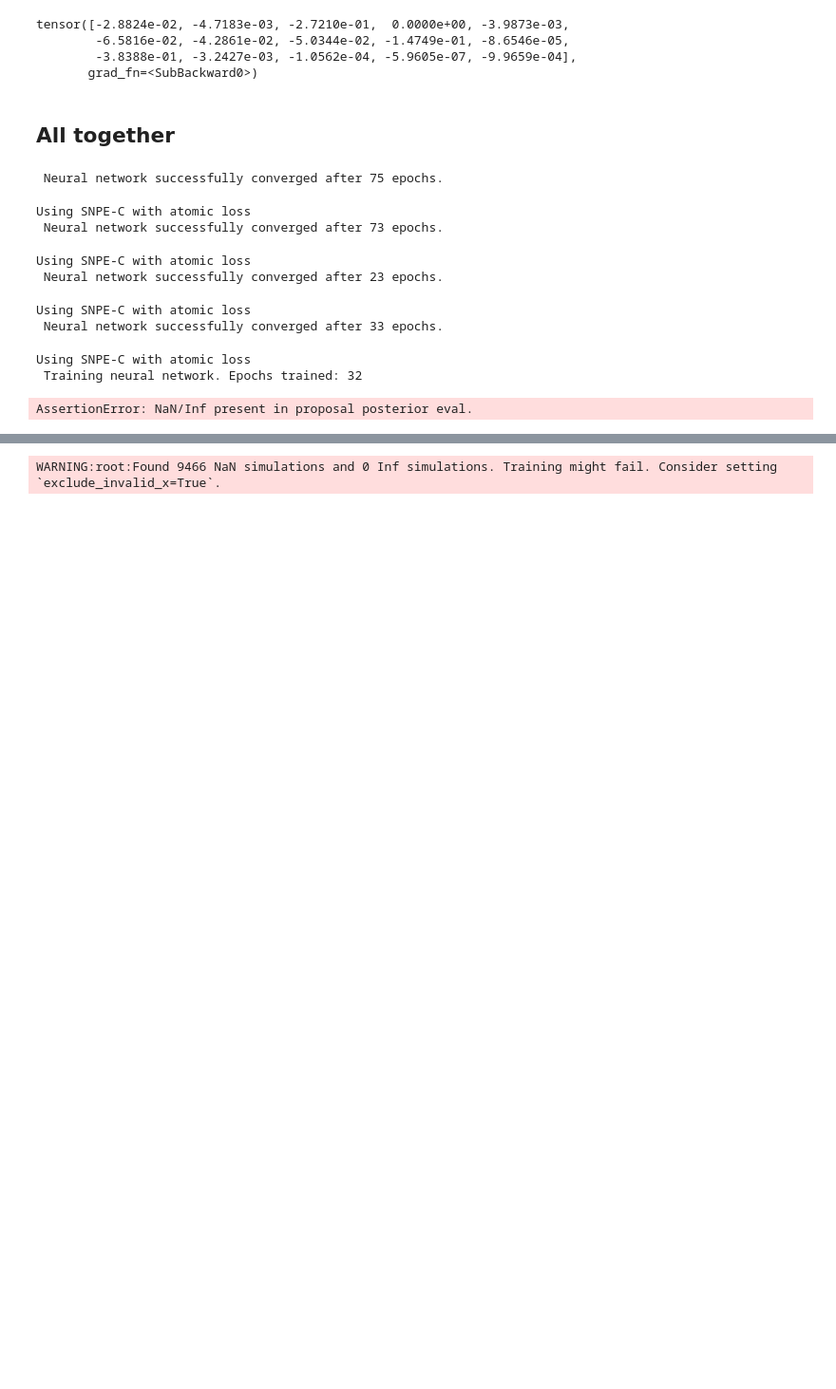
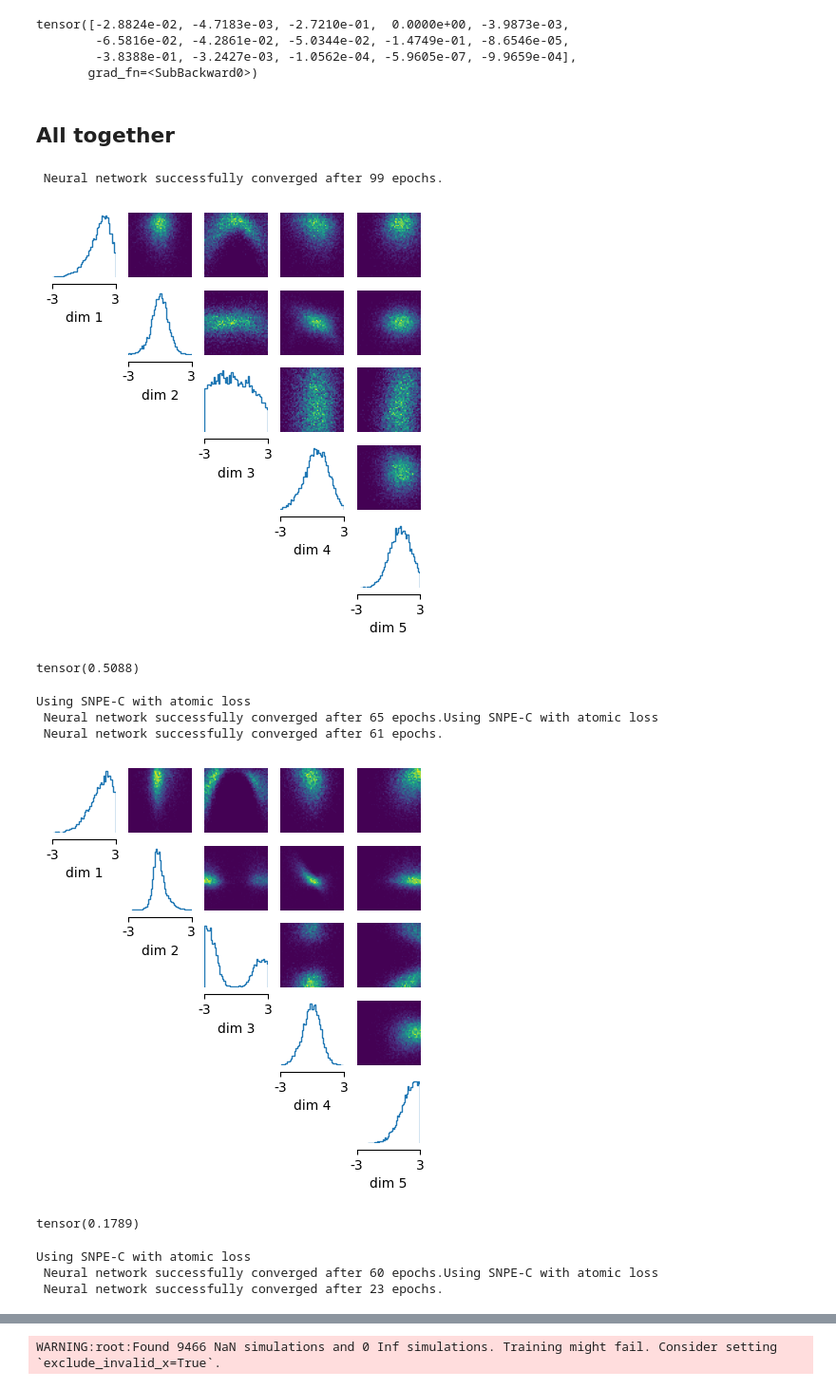
Before and after one commit to SRagy/sbi, a Jupyter notebook: Sammy_examples/Leak_tests.ipynb, the cells around one changed output, grey strips where cells are left out. Shown at 95% size. Drawn from its saved outputs; the diff is of its cells as text; code cells hidden in the pictures; blank space fills up the shorter version.

Commit message:
Added a leakage correction strategy.

```diff
--- a/Sammy_examples/Leak_tests.ipynb
+++ b/Sammy_examples/Leak_tests.ipynb
@@ -215,26 +212,59 @@ tensor([-2.8824e-02, -4.7183e-03, -2.7210e-01,  0.0000e+00, -3.9873e-03,
        grad_fn=<SubBackward0>)
 # %% [markdown]
 ## All together
-# %%
-num_rounds = 10
-posteriors = []
-simulator, prior = prepare_for_sbi(slcp_simulator, slcp_prior)
-proposal = prior
-inference = SNPE(prior=prior)
-for i in range(num_rounds):
-    theta, x= simulate_for_sbi(simulator, proposal, num_simulations=1000, num_workers=7)
-    density_estimator = inference.append_simulations(theta, x, proposal=proposal).train(loss_function='default_indicator', training_batch_size=20, num_atoms=20)
-    posterior = inference.build_posterior(density_estimator)
-    posteriors.append(posterior)
-    proposal = posterior.set_default_x(slcp.get_observation(1))
-# %% [output]
- Neural network successfully converged after 75 epochs.
-Using SNPE-C with atomic loss
- Neural network successfully converged after 73 epochs.
-Using SNPE-C with atomic loss
- Neural network successfully converged after 23 epochs.
-Using SNPE-C with atomic loss
- Neural network successfully converged after 33 epochs.
-Using SNPE-C with atomic loss
- Training neural network. Epochs trained: 32
-AssertionError: NaN/Inf present in proposal posterior eval.
+# %%
+num_rounds = 10
+posteriors = []
+simulator, prior = prepare_for_sbi(slcp_simulator, slcp_prior)
+proposal = prior
+inference = SNPE(prior=prior)
+for i in range(num_rounds):
+    theta, x= simulate_for_sbi(simulator, proposal, num_simulations=1000)
+    density_estimator = inference.append_simulations(theta, x, proposal=proposal).train(loss_function='default', num_norm_samples=1)
+    if i>0:
+        density_estimator = inference.train(loss_function='correction', num_norm_samples=1)
+    posterior = inference.build_posterior(density_estimator)
+    posteriors.append(posterior)
+    proposal = posterior.set_default_x(slcp.get_observation(1))
+    samples, acceptance_rate = posterior.sample((10000,), return_acceptance_rate=True)
+    analysis.pairplot(samples,
+                        limits=[[-3,3], [-3,3],[-3,3],[-3,3],[-3,3]],
+                        ticks=[[-3,3],[-3,3],[-3,3],[-3,3],[-3,3]],
+                        figsize=(5,5),
+                        points_offdiag={'markersize': 6},
+                        points_colors='r');
+    plt.show()
+    print(acceptance_rate)
+
+# num_rounds = 10
+# posteriors = []
+# simulator, prior = prepare_for_sbi(slcp_simulator, slcp_prior)
+# proposal = prior
+# inference = SNPE(prior=prior)
+# for i in range(num_rounds):
+#     theta, x= simulate_for_sbi(simulator, proposal, num_simulations=1000)
+#     density_estimator = inference.append_simulations(theta, x, proposal=proposal).train(loss_function='weighted', num_norm_samples=1)
+#     posterior = inference.build_posterior(density_estimator)
+#     posteriors.append(posterior)
+#     proposal = posterior.set_default_x(slcp.get_observation(5))
+#     samples, acceptance_rate = posterior.sample((10000,), return_acceptance_rate=True)
+#     analysis.pairplot(samples,
+#                         limits=[[-3,3], [-3,3],[-3,3],[-3,3],[-3,3]],
+#                         ticks=[[-3,3],[-3,3],[-3,3],[-3,3],[-3,3]],
+#                         figsize=(5,5),
+#                         points_offdiag={'markersize': 6},
+#                         points_colors='r');
+#     plt.show()
+#     print(acceptance_rate)
+# %% [output]
+ Neural network successfully converged after 99 epochs.
+[figure, added]
+tensor(0.5088)
+Using SNPE-C with atomic loss
+ Neural network successfully converged after 65 epochs.Using SNPE-C with atomic loss
+ Neural network successfully converged after 61 epochs.
+[figure, added]
+tensor(0.1789)
+Using SNPE-C with atomic loss
+ Neural network successfully converged after 60 epochs.Using SNPE-C with atomic loss
+ Neural network successfully converged after 23 epochs.
```
Also changed, not shown: parts of 7 cells of this notebook, 4 other files.
